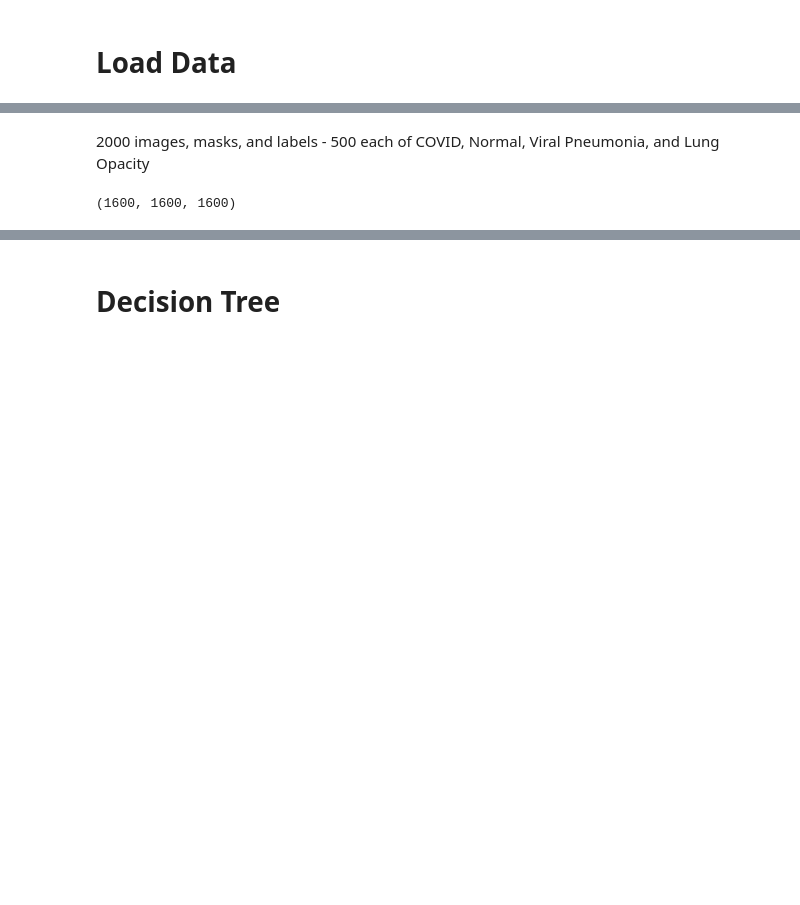
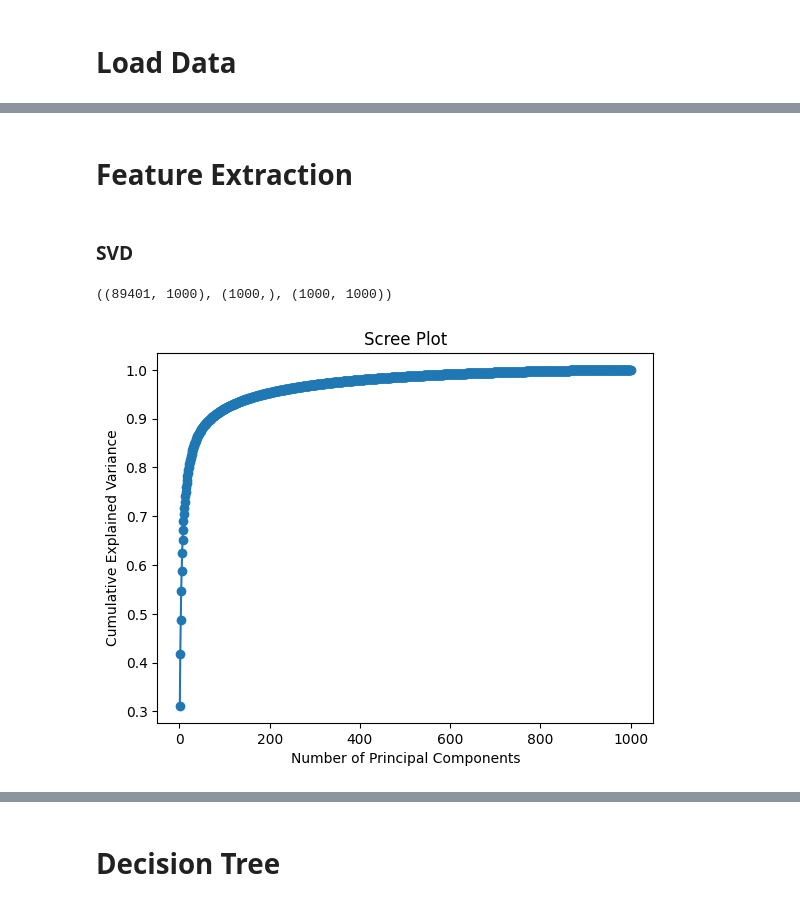
Before and after one commit to Riley94/covid_analysis, a Jupyter notebook: covid_analysis.ipynb, the cells around one changed output, grey strips where cells are left out. Cells and saved outputs as stored; diff of their text form; code cells hidden in the pictures; blank space fills up the shorter version.

```diff
--- a/covid_analysis.ipynb
+++ b/covid_analysis.ipynb
@@ -121,15 +107,60 @@ Total images: 2000
-# %% [markdown]
-2000 images, masks, and labels - 500 each of COVID, Normal, Viral Pneumonia, and Lung Opacity
-# %%
-data = load_numpy_data(all_image_paths, all_mask_paths, all_labels)
-
-# Split data into train and test
-train, test = train_test_split(data, test_size=0.2, random_state=42)
-
-X_images = np.array([item[0] for item in train])
-X_masks = np.array([item[1] for item in train])
-y_labels = np.array([item[2] for item in train])
-
-len(X_images), len(X_masks), len(y_labels)
-# %% [output]
-(1600, 1600, 1600)
+# %% [markdown]
+# Feature Extraction
+# %% [markdown]
+### SVD
+# %%
+AC = []  # COVID images
+AN = []  # Normal images
+N = len(covid_images)
+
+# Ensure grayscale and flatten
+def flatten_image(img_path):
+    with Image.open(img_path) as img:
+        img_gray = img.convert("L")
+        flat_img = np.array(img_gray, dtype=np.float64).ravel()
+        return flat_img
+
+for img_path in covid_images:
+    AC.append(flatten_image(img_path))
+
+# In SVD, we want each image to be a column
+AC = np.array(AC).T  # shape: (m*n) x N
+
+for img_path in normal_images:
+    AN.append(flatten_image(img_path))
+
+AN = np.array(AN).T  # shape: (m*n) x N
+
+# Combine COVID and Normal images
+A2 = np.hstack([AC, AN])  # Not yet mean-centered
+
+# Average COVID, Normal, and overall - column-wise
+avgC = np.mean(AC, axis=1)
+avgN = np.mean(AN, axis=1)
+avgAll = np.mean(A2, axis=1)
+
+# Mean-center each image (for PCA using SVD)
+# Create A by subtracting the overall average from each image
+A = A2 - avgAll[:, np.newaxis]  # shape: (m*n, 2N)
+
+# A = U S V^T
+# U: (m*n) x (2N)
+# S: (2N,) singular values - can be used to compute variance explained
+# Vt: (2N) x (2N)
+U, S, Vt = np.linalg.svd(A, full_matrices=False)
+U.shape, S.shape, Vt.shape
+# %% [output]
+((89401, 1000), (1000,), (1000, 1000))
+# %%
+# Calculate the fraction of total variance each component explains
+variance_explained = (S**2) / np.sum(S**2)
+cumulative_variance = np.cumsum(variance_explained)
+# Plot the scree plot
+plt.figure()
+plt.plot(range(1, len(S)+1), cumulative_variance, marker='o')
+plt.xlabel('Number of Principal Components')
+plt.ylabel('Cumulative Explained Variance')
+plt.title('Scree Plot')
+plt.show()
+# %% [output]
+[figure, added]
```
Also changed, not shown: parts of 24 cells of this notebook, 3 other files.
